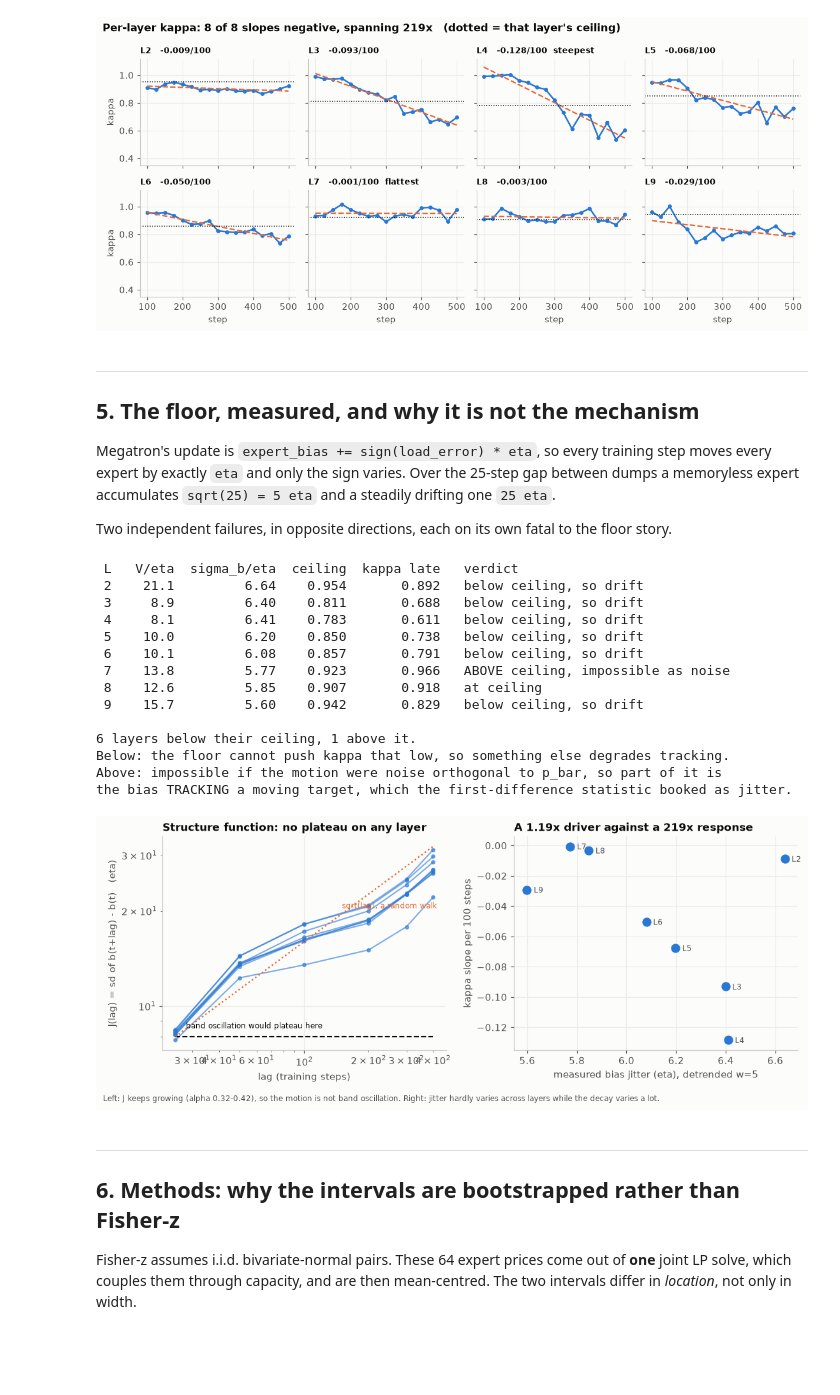
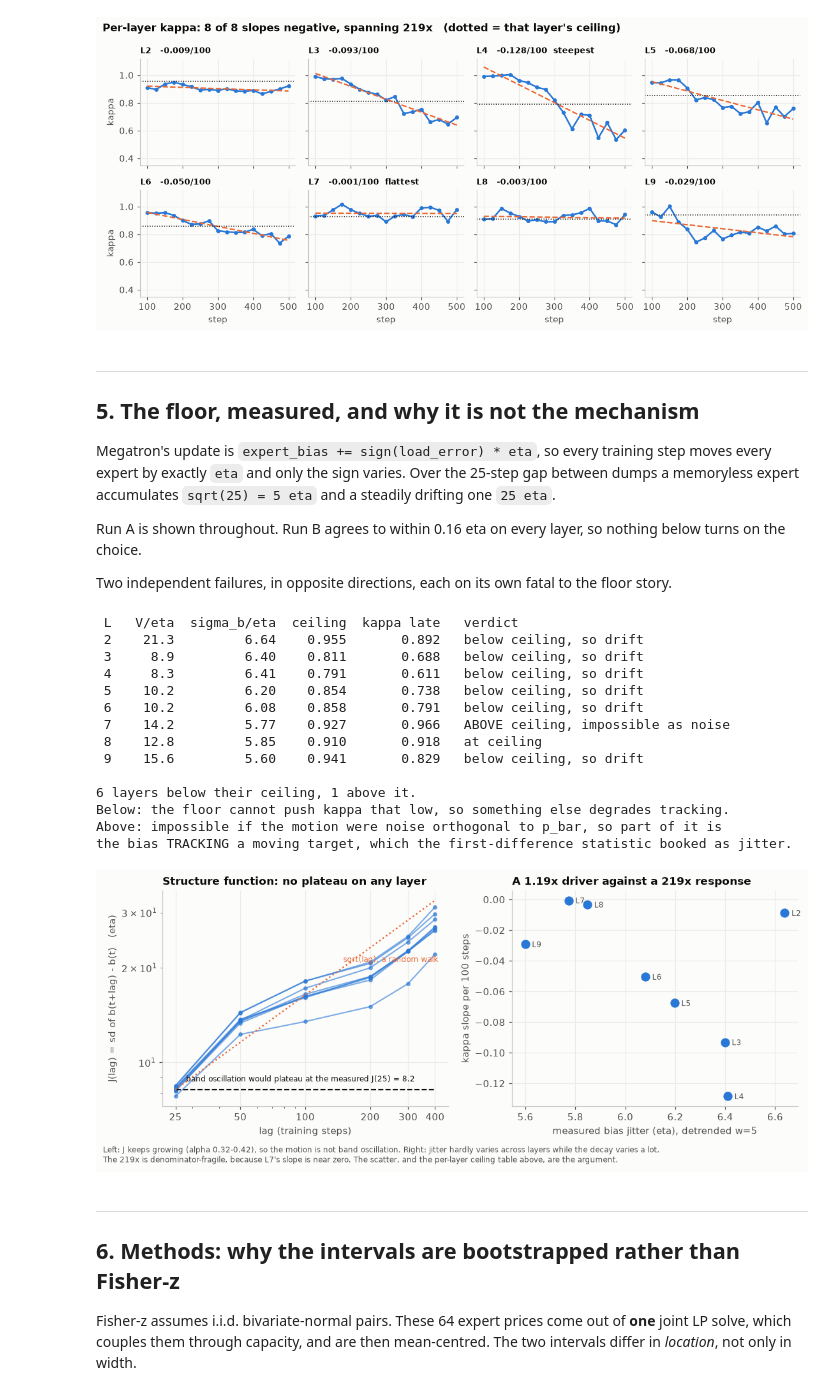
Before and after one commit to oberpierre/moe-congestion-routing, a Jupyter notebook: notebooks/alflb_price_internalization.ipynb, the cells around one changed output. Drawn from its saved outputs; the diff is of its cells as text; code cells hidden in the pictures; blank space fills up the shorter version.

```diff
--- a/notebooks/alflb_price_internalization.ipynb
+++ b/notebooks/alflb_price_internalization.ipynb
@@ -465,6 +523,9 @@ Megatron's update is `expert_bias += sign(load_error) * eta`, so every training
 expert by exactly `eta` and only the sign varies. Over the 25-step gap between dumps a memoryless
 expert accumulates `sqrt(25) = 5 eta` and a steadily drifting one `25 eta`.
 
+Run A is shown throughout. Run B agrees to within 0.16 eta on every layer, so nothing below turns
+on the choice.
+
 Two independent failures, in opposite directions, each on its own fatal to the floor story.
 # %%
 jrows = [r for r in load("bias-jitter_both-runs_per-layer.csv") if "195028" in r["run"]]
@@ -478,7 +539,6 @@ below = above = 0
 for layer in range(2, 10):
     observed = float(np.mean(late[layer]))
     limit = ceiling_by_layer[layer - 2]
-    sel = [num(r, "price") for r in prices if r["unit"] == "a/tail/h1" and int(r["layer"]) == layer]
     if observed < limit - 0.02:
         verdict, below = "below ceiling, so drift", below + 1
     elif observed > limit + 0.02:
@@ -486,7 +546,7 @@ for layer in range(2, 10):
     else:
         verdict = "at ceiling"
     print(
-        f"{layer:2d} {np.std(sel) / ETA:7.1f} {jitter[layer]:12.2f} {limit:8.3f} "
+        f"{layer:2d} {signal_by_layer[layer - 2]:7.1f} {jitter[layer]:12.2f} {limit:8.3f} "
         f"{observed:11.3f}   {verdict}"
     )
 print(f"\n{below} layers below their ceiling, {above} above it.")
@@ -508,14 +568,25 @@ for r in jrows:
         alpha=0.6,
     )
 lags = np.array([lag * 25 for lag in LAGS], dtype=float)
-ax.plot(lags, np.full_like(lags, 8.0), color=INK, ls="--", lw=1.4)
-ax.annotate("band oscillation would plateau here", (28, 8.5), fontsize=8, color=INK)
-ax.plot(lags, 8.0 * np.sqrt(lags / 25), color=ORANGE, ls=":", lw=1.6)
+# Both reference lines are anchored at the measured J(25) rather than at a round number, so the
+# comparison is against what the bias actually did over one dump gap.
+J25 = float(np.mean([num(r, "J_lag1") for r in jrows]))
+ax.plot(lags, np.full_like(lags, J25), color=INK, ls="--", lw=1.4)
 ax.annotate(
-    "sqrt(lag), a random walk", (150, 8.0 * np.sqrt(150 / 25) * 1.04), fontsize=8, color=ORANGE
+    f"band oscillation would plateau at the measured J(25) = {J25:.1f}",
+    (28, J25 * 1.06),
+    fontsize=8,
+    color=INK,
+)
+ax.plot(lags, J25 * np.sqrt(lags / 25), color=ORANGE, ls=":", lw=1.6)
+ax.annotate(
+    "sqrt(lag), a random walk", (150, J25 * np.sqrt(150 / 25) * 1.04), fontsize=8, color=ORANGE
 )
 ax.set_xscale("log")
 ax.set_yscale("log")
+ax.set_xticks(lags)
+ax.set_xticklabels([f"{int(v)}" for v in lags])
+ax.xaxis.set_minor_formatter(plt.NullFormatter())
 ax.set_xlabel("lag (training steps)")
 ax.set_ylabel("J(lag) = sd of b(t+lag) - b(t)   (eta)")
 ax.set_title("Structure function: no plateau on any layer", fontsize=11)
@@ -523,45 +594,49 @@ ax.set_title("Structure function: no plateau on any layer", fontsize=11)
 ax = axes[1]
 ax.scatter(
     [jitter[n] for n in range(2, 10)], [slopes[n] for n in range(2, 10)], s=70, color=BLUE, zorder=3
 )
 for layer in range(2, 10):
     ax.annotate(
         f"L{layer}",
         (jitter[layer], slopes[layer]),
         textcoords="offset points",
         xytext=(7, -3),
         fontsize=8,
         color=MUTED,
     )
 ax.set_xlabel("measured bias jitter (eta), detrended w=5")
 ax.set_ylabel("kappa slope per 100 steps")
-ax.set_title("A 1.19x driver against a 219x response", fontsize=11)
+jitter_ratio = max(jitter.values()) / min(jitter.values())
+slope_ratio = max(abs(v) for v in slopes.values()) / min(abs(v) for v in slopes.values())
+ax.set_title(f"A {jitter_ratio:.2f}x driver against a {slope_ratio:.0f}x response", fontsize=11)
 fig.text(
     0.008,
-    -0.03,
-    "Left: J keeps growing (alpha 0.32-0.42), so the motion is not band "
-    "oscillation. Right: jitter hardly varies across layers while the decay varies a lot.",
+    -0.055,
+    "Left: J keeps growing (alpha 0.32-0.42), so the motion is not band oscillation. Right: jitter "
+    "hardly varies across layers while the decay varies a lot.\n"
+    f"The {slope_ratio:.0f}x is denominator-fragile, because L7's slope is near zero. The scatter, "
+    "and the per-layer ceiling table above, are the argument.",
     fontsize=8,
     color=MUTED,
 )
 fig.tight_layout()
 plt.show()
 # %% [output]
  L   V/eta  sigma_b/eta  ceiling  kappa late   verdict
- 2    21.1         6.64    0.954       0.892   below ceiling, so drift
+ 2    21.3         6.64    0.955       0.892   below ceiling, so drift
  3     8.9         6.40    0.811       0.688   below ceiling, so drift
- 4     8.1         6.41    0.783       0.611   below ceiling, so drift
- 5    10.0         6.20    0.850       0.738   below ceiling, so drift
- 6    10.1         6.08    0.857       0.791   below ceiling, so drift
- 7    13.8         5.77    0.923       0.966   ABOVE ceiling, impossible as noise
- 8    12.6         5.85    0.907       0.918   at ceiling
- 9    15.7         5.60    0.942       0.829   below ceiling, so drift
+ 4     8.3         6.41    0.791       0.611   below ceiling, so drift
+ 5    10.2         6.20    0.854       0.738   below ceiling, so drift
+ 6    10.2         6.08    0.858       0.791   below ceiling, so drift
+ 7    14.2         5.77    0.927       0.966   ABOVE ceiling, impossible as noise
+ 8    12.8         5.85    0.910       0.918   at ceiling
+ 9    15.6         5.60    0.941       0.829   below ceiling, so drift
 
 6 layers below their ceiling, 1 above it.
 Below: the floor cannot push kappa that low, so something else degrades tracking.
 Above: impossible if the motion were noise orthogonal to p_bar, so part of it is
 the bias TRACKING a moving target, which the first-difference statistic booked as jitter.
-[figure, old version]
+[figure, new version]
 # %% [markdown]
 ---
 ## 6. Methods: why the intervals are bootstrapped rather than Fisher-z
```
Also changed, not shown: parts of 8 cells of this notebook, 2 other files.
